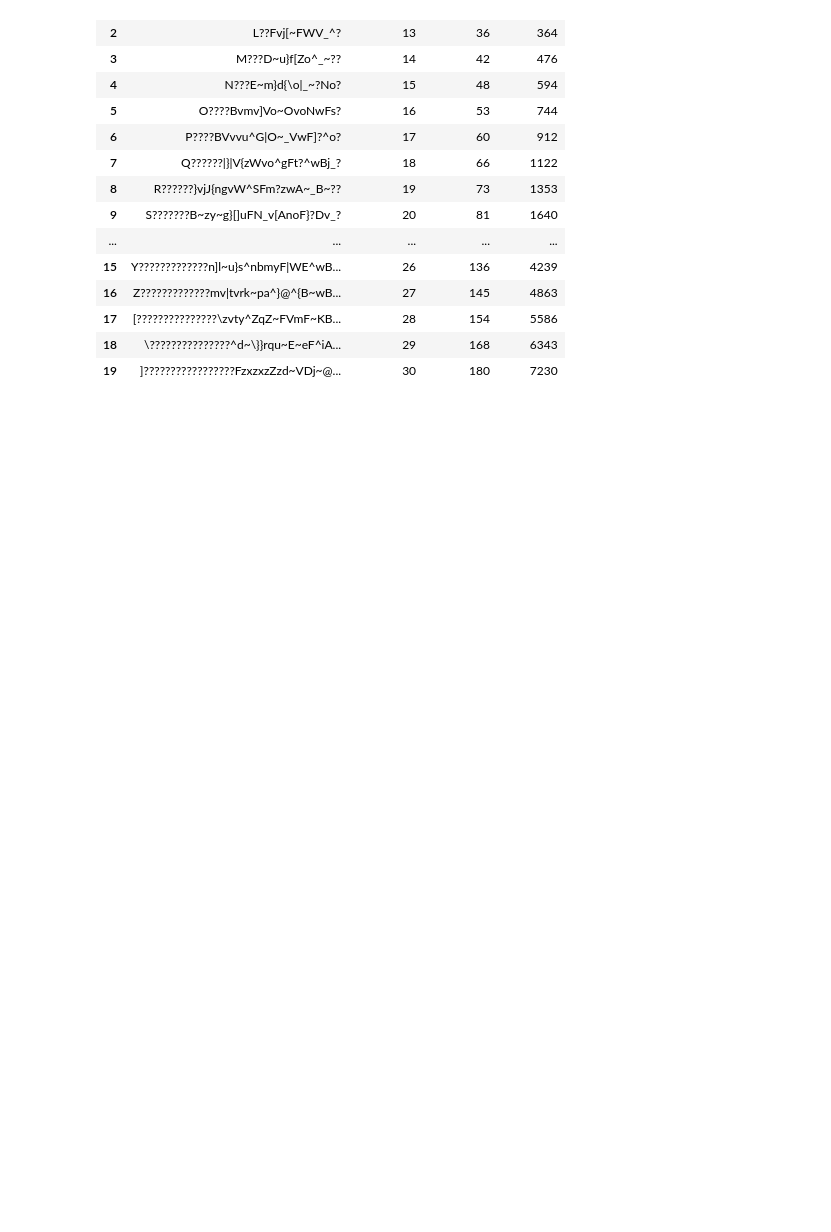
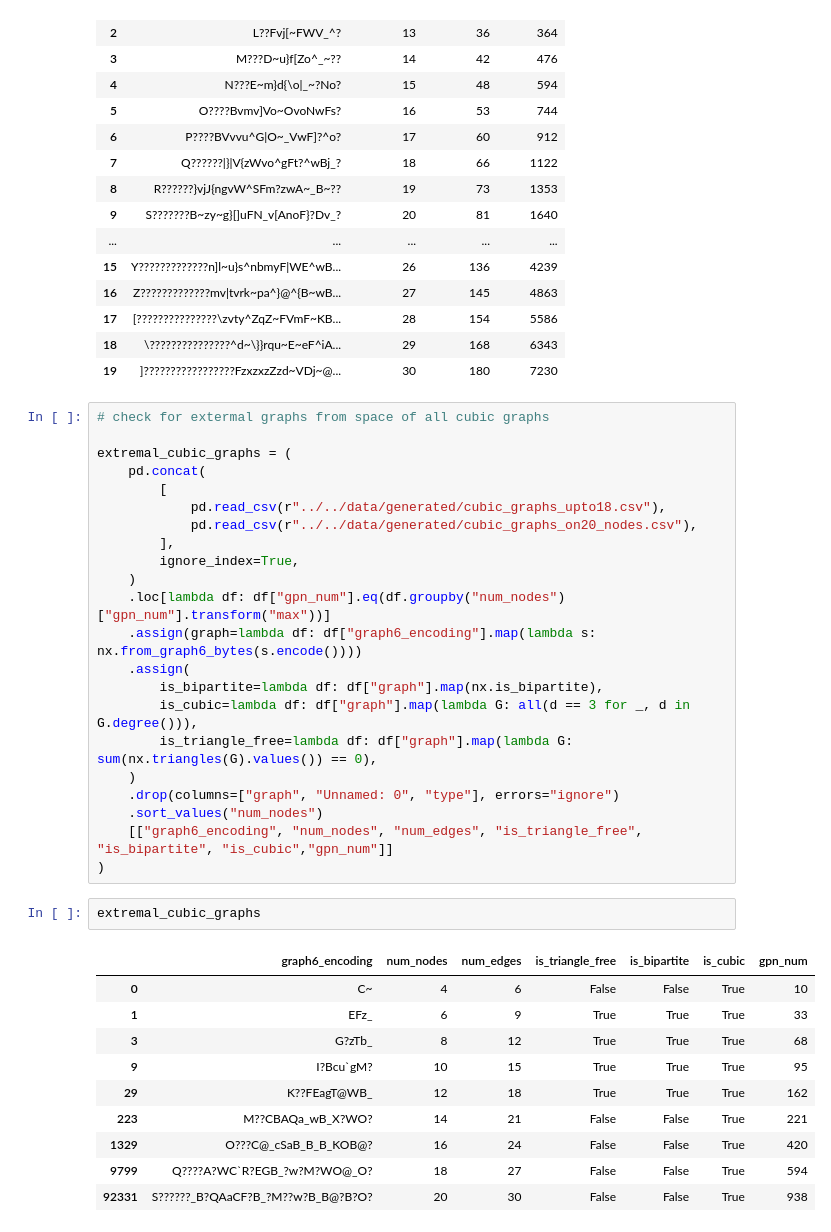
Before and after one commit to MartinCadez/geodesic-subpath-number-analysis, a Jupyter notebook: src/analysis/eda.ipynb, the cells around one changed output. Saved outputs shown, nothing was run; the diff lists cells and outputs as text; blank space fills up the shorter version.

```diff
--- a/src/analysis/eda.ipynb
+++ b/src/analysis/eda.ipynb
@@ -714,3 +714,38 @@ sa_balanced_bp_df
 | 17 | [???????????????\zvty^ZqZ~FVmF~KB... | 28 | 154 | 5586 |
 | 18 | \???????????????^d~\}}rqu~E~eF^iA... | 29 | 168 | 6343 |
 | 19 | ]?????????????????FzxzxzZzd~VDj~@... | 30 | 180 | 7230 |
+# %%
+# check for extermal graphs from space of all cubic graphs
+
+extremal_cubic_graphs = (
+    pd.concat(
+        [
+            pd.read_csv(r"../../data/generated/cubic_graphs_upto18.csv"),
+            pd.read_csv(r"../../data/generated/cubic_graphs_on20_nodes.csv"),
+        ],
+        ignore_index=True,
+    )
+    .loc[lambda df: df["gpn_num"].eq(df.groupby("num_nodes")["gpn_num"].transform("max"))]
+    .assign(graph=lambda df: df["graph6_encoding"].map(lambda s: nx.from_graph6_bytes(s.encode())))
+    .assign(
+        is_bipartite=lambda df: df["graph"].map(nx.is_bipartite),
+        is_cubic=lambda df: df["graph"].map(lambda G: all(d == 3 for _, d in G.degree())),
+        is_triangle_free=lambda df: df["graph"].map(lambda G: sum(nx.triangles(G).values()) == 0),
+    )
+    .drop(columns=["graph", "Unnamed: 0", "type"], errors="ignore")
+    .sort_values("num_nodes")
+    [["graph6_encoding", "num_nodes", "num_edges", "is_triangle_free", "is_bipartite", "is_cubic","gpn_num"]]
+)
+# %%
+extremal_cubic_graphs
+# %% [output]
+|  | graph6_encoding | num_nodes | num_edges | is_triangle_free | is_bipartite | is_cubic | gpn_num |
+| 0 | C~ | 4 | 6 | False | False | True | 10 |
+| 1 | EFz_ | 6 | 9 | True | True | True | 33 |
+| 3 | G?zTb_ | 8 | 12 | True | True | True | 68 |
+| 9 | I?Bcu`gM? | 10 | 15 | True | True | True | 95 |
+| 29 | K??FEagT@WB_ | 12 | 18 | True | True | True | 162 |
+| 223 | M??CBAQa_wB_X?WO? | 14 | 21 | False | False | True | 221 |
+| 1329 | O???C@_cSaB_B_B_KOB@? | 16 | 24 | False | False | True | 420 |
+| 9799 | Q????A?WC`R?EGB_?w?M?WO@_O? | 18 | 27 | False | False | True | 594 |
+| 92331 | S??????_B?QAaCF?B_?M??w?B_B@?B?O? | 20 | 30 | False | False | True | 938 |
```
Also changed, not shown: parts of 3 cells of this notebook.
